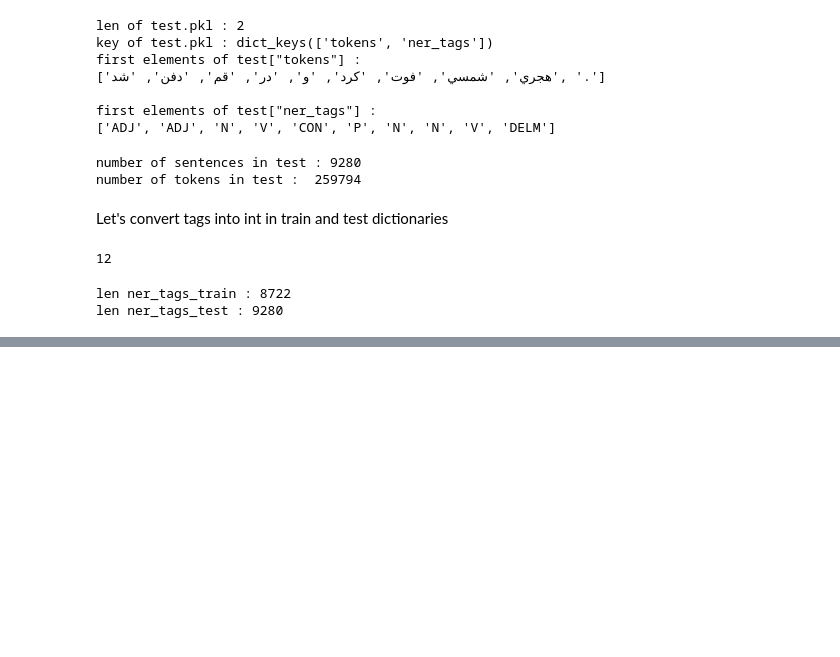
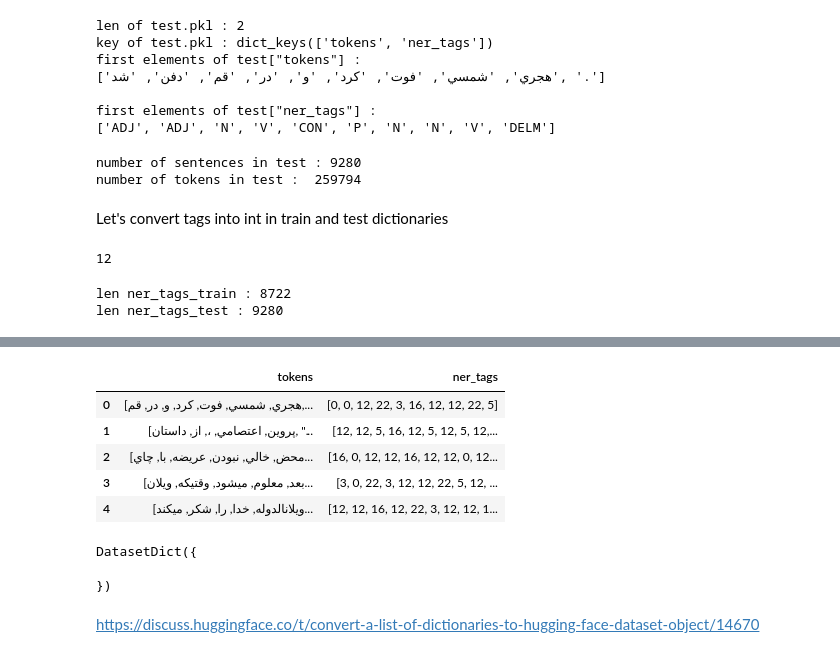
Before and after one commit to ZahraDehghani99/Natural-Language-Processing, a Jupyter notebook: HW6/NER_with_Transformers.ipynb, the cells around one changed output, grey strips where cells are left out. Cells and saved outputs as stored; diff of their text form; code cells hidden in the pictures; blank space fills up the shorter version.

```diff
--- a/HW6/NER_with_Transformers.ipynb
+++ b/HW6/NER_with_Transformers.ipynb
@@ -425,0 +450,10 @@ test_data = load_pkl("Test_modified.pkl")
+# %%
+df_test = pd.DataFrame(test_data)
+df_test.head()
+# %% [output]
+|  | tokens | ner_tags |
+| 0 | [هجري, شمسي, فوت, كرد, و, در, قم,... | [0, 0, 12, 22, 3, 16, 12, 12, 22, 5] |
+| 1 | [پروين, اعتصامي, ،, از, داستان, "... | [12, 12, 5, 16, 12, 5, 12, 5, 12,... |
+| 2 | [محض, خالي, نبودن, عريضه, با, چاي... | [16, 0, 12, 12, 16, 12, 12, 0, 12... |
+| 3 | [بعد, معلوم, ميشود, وقتيكه, ويلان... | [3, 0, 22, 3, 12, 12, 22, 5, 12, ... |
+| 4 | [ويلانالدوله, خدا, را, شكر, ميكند... | [12, 12, 16, 12, 22, 3, 12, 12, 1... |
@@ -425,0 +465,8 @@ test_data = load_pkl("Test_modified.pkl")
+# %%
+dataset
+# %% [output]
+DatasetDict({
+
+})
+# %% [markdown]
+https://discuss.huggingface.co/t/convert-a-list-of-dictionaries-to-hugging-face-dataset-object/14670
```
Also changed, not shown: parts of 9 cells of this notebook.
